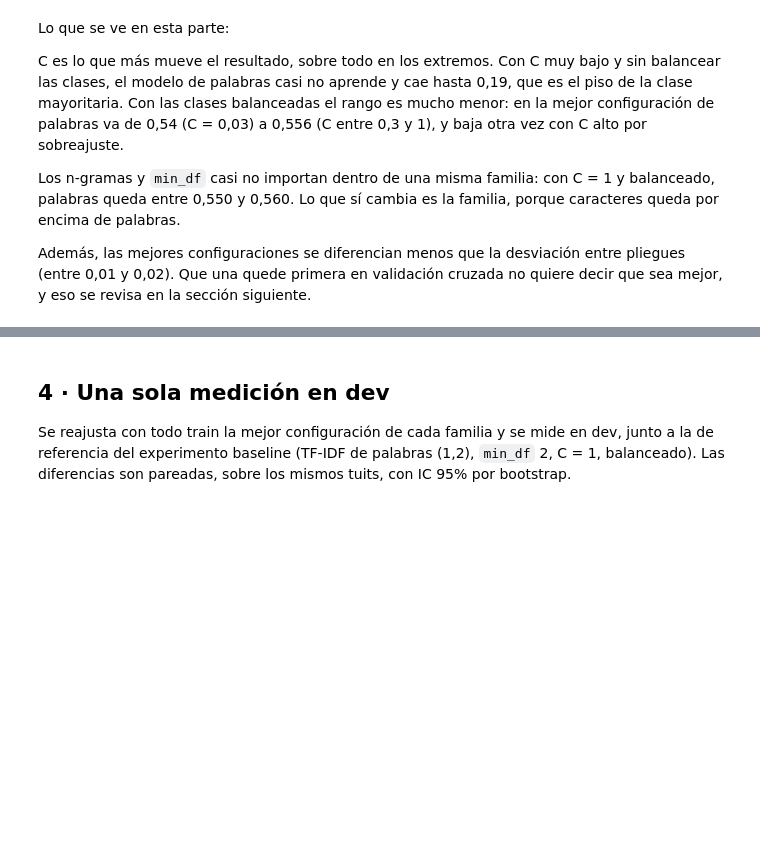
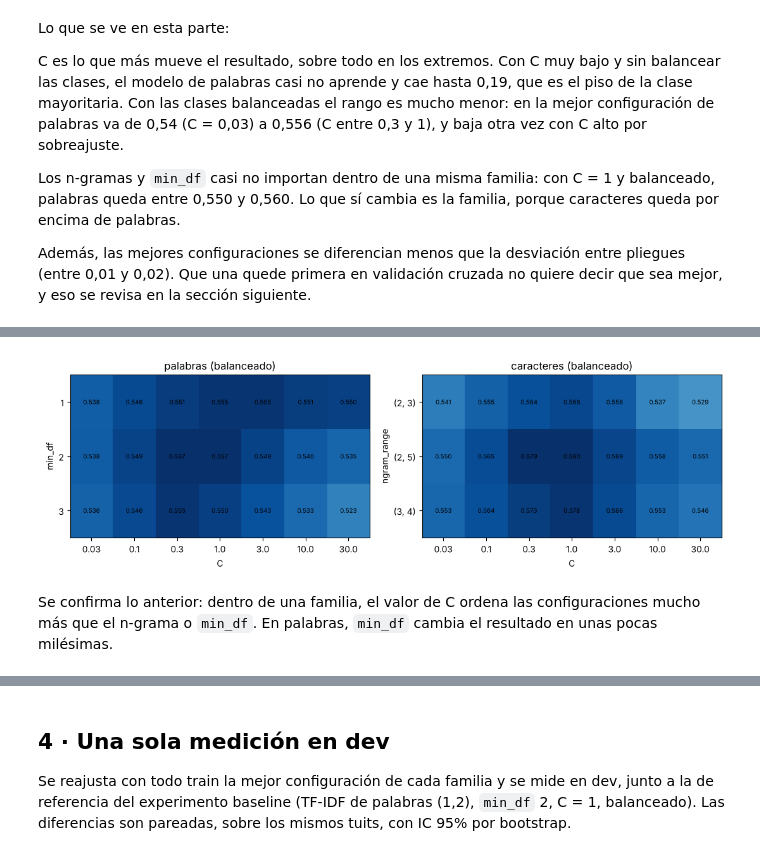
Before and after one commit to daniel797/multiagente-analisis-sentimiento-es, a Jupyter notebook: notebooks/06_optimizacion_hiperparametros.ipynb, the cells around one changed output, grey strips where cells are left out. Drawn from its saved outputs; the diff is of its cells as text; code cells hidden in the pictures; blank space fills up the shorter version.

```diff
--- a/notebooks/06_optimizacion_hiperparametros.ipynb
+++ b/notebooks/06_optimizacion_hiperparametros.ipynb
@@ -103,0 +108,11 @@ Además, las mejores configuraciones se diferencian menos que la desviación ent
+# %%
+def efecto(df, col):
+    return df.groupby(col)["macro_f1_cv"].max().round(4)
+
+txt = res[res.familia != "numerico"]
+for fam in ("palabras", "caracteres"):
+    g = txt[txt.familia == fam]
+    print(fam)
+    tabla = pd.concat({"C": efecto(g, "C"), "class_weight": efecto(g, "class_weight"),
+                       "ngram_range": efecto(g, "ngram_range"), "min_df": efecto(g, "min_df")})
+    print(tabla.to_string(), "\n")
@@ -103,0 +137,16 @@ Además, las mejores configuraciones se diferencian menos que la desviación ent
+# %%
+fig, axs = plt.subplots(1, 2, figsize=(11, 3.6))
+for ax, (fam, col) in zip(axs, [("palabras", "min_df"), ("caracteres", "ngram_range")]):
+    g = res[(res.familia == fam) & (res.class_weight == "balanced")]
+    piv = g.pivot_table(index=col, columns="C", values="macro_f1_cv")
+    im = ax.imshow(piv.to_numpy(), cmap="Blues", vmin=0.45, vmax=piv.to_numpy().max(), aspect="auto")
+    ax.set_xticks(range(len(piv.columns)), piv.columns); ax.set_yticks(range(len(piv.index)), [str(i) for i in piv.index])
+    ax.set_xlabel("C"); ax.set_ylabel(col); ax.set_title(f"{fam} (balanceado)")
+    for i in range(piv.shape[0]):
+        for j in range(piv.shape[1]):
+            ax.text(j, i, f"{piv.to_numpy()[i, j]:.3f}", ha="center", va="center", fontsize=7)
+plt.tight_layout(); plt.show()
+# %% [output]
+[figure, added]
+# %% [markdown]
+Se confirma lo anterior: dentro de una familia, el valor de C ordena las configuraciones mucho más que el n-grama o `min_df`. En palabras, `min_df` cambia el resultado en unas pocas milésimas.
```
Also changed, not shown: parts of 12 cells of this notebook.
